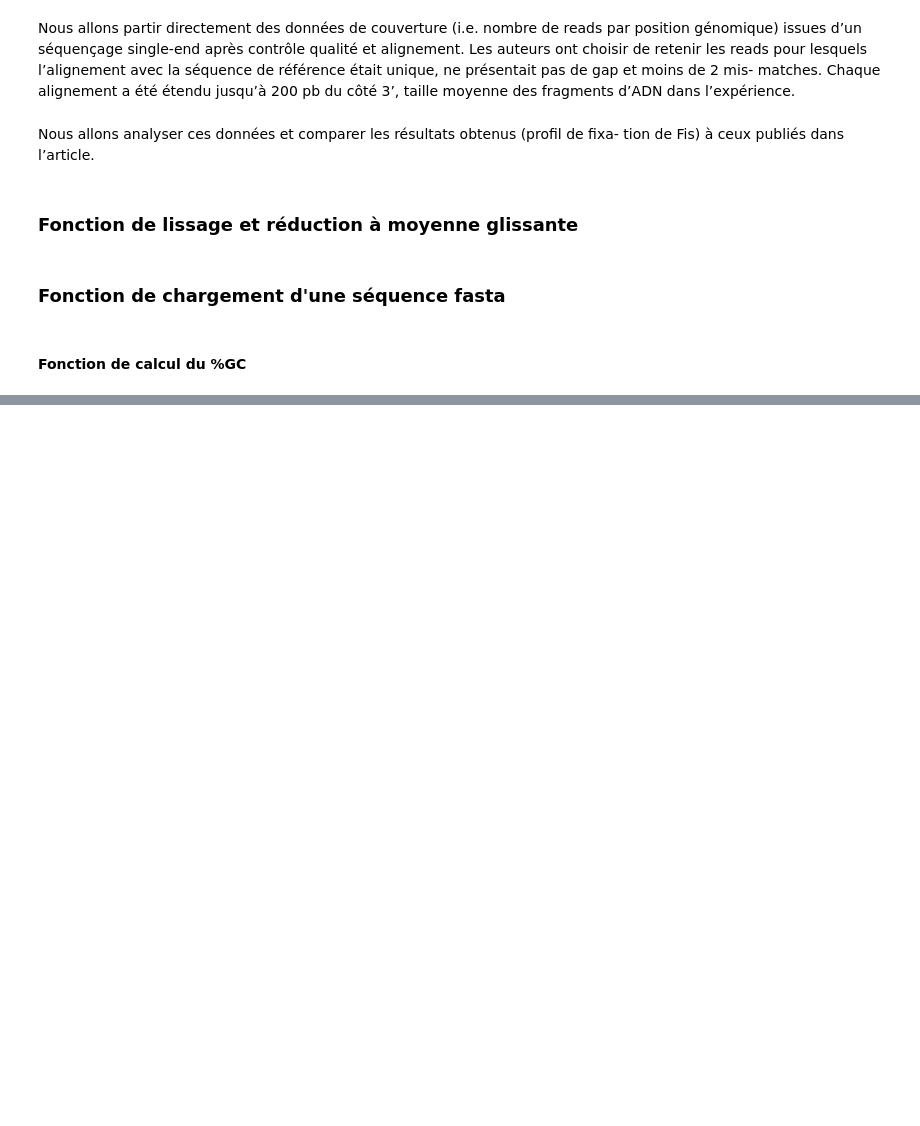
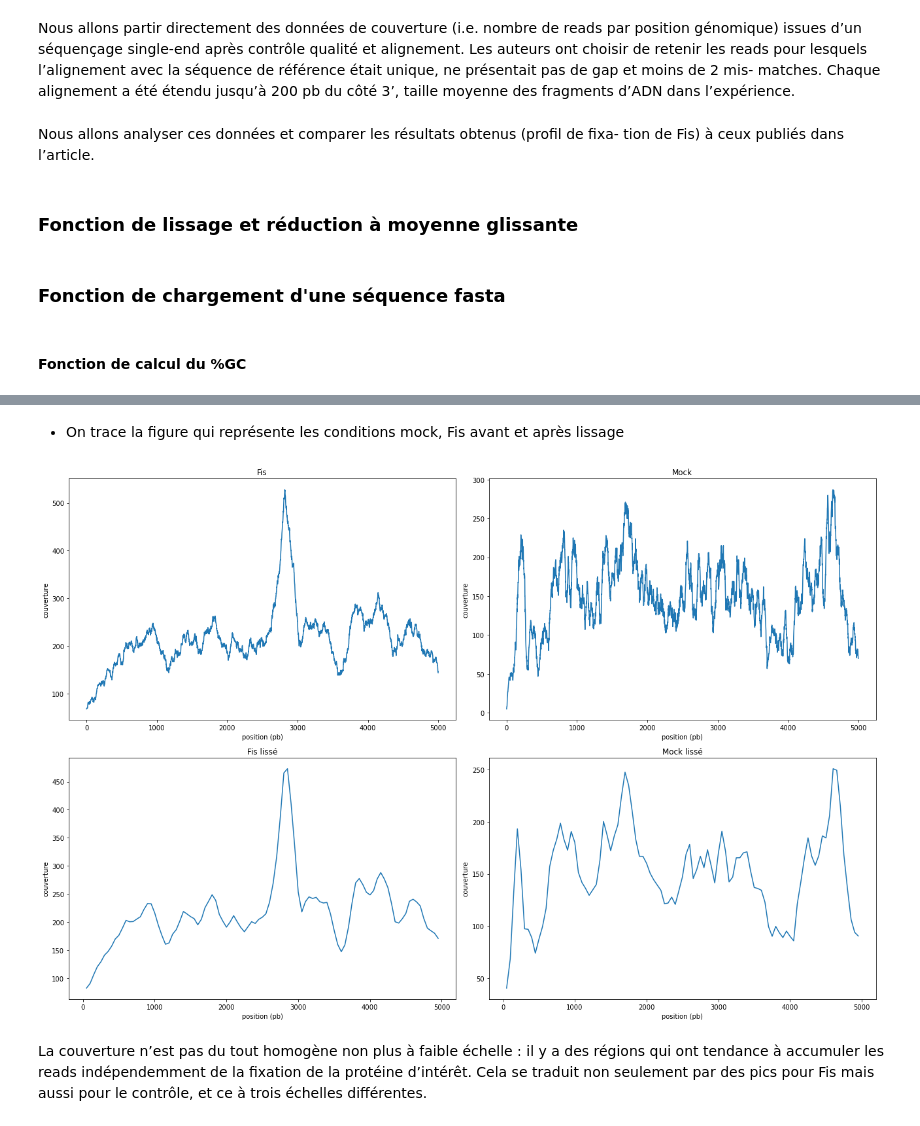
Before and after one commit to neonicoo/TP_ChIP-Seq_4BiM, a Jupyter notebook: TP_ChIP-Seq_4BiM.ipynb, the cells around one changed output, grey strips where cells are left out. Cells and saved outputs as stored; diff of their text form; code cells hidden in the pictures; blank space fills up the shorter version.

```diff
--- a/TP_ChIP-Seq_4BiM.ipynb
+++ b/TP_ChIP-Seq_4BiM.ipynb
@@ -57,0 +176,27 @@ def GC_content(seq, window=5000):
+# %%
+p = 50
+lrpos, lrcov = lissage_reduction(pos,cov, p)
+lrposmock, lrcovmock = lissage_reduction(posmock,covmock, p)
+index = 5000 - 1
+lrindex = int(index/p)
+# %% [markdown]
++ On trace la figure qui représente les conditions mock, Fis avant et après lissage
+# %%
+fig = plt.figure(1, figsize=(18, 12))
+for i,(position,couverture,title) in enumerate([(pos,cov,"Fis"),(posmock,covmock,"Mock"),
+                                                (lrpos,lrcov,"Fis lissé"),(lrposmock,lrcovmock,"Mock lissé")]) :
+    ax = fig.add_subplot(2,2,i+1)
+    if title in ['Fis','Mock'] :
+        ax.plot(position[0:index],couverture[0:index])
+    elif title in ['Fis lissé','Mock lissé'] :
+        ax.plot(position[0:lrindex],couverture[0:lrindex])
+    ax.set_title(title)
+    ax.set_xlabel("position (pb)")
+    ax.set_ylabel("couverture")
+
+plt.tight_layout()
+plt.show()
+# %% [output]
+[figure, added]
+# %% [markdown]
+La couverture n’est pas du tout homogène non plus à faible échelle : il y a des régions qui ont tendance à accumuler les reads indépendemment de la ﬁxation de la protéine d’intérêt. Cela se traduit non seulement par des pics pour Fis mais aussi pour le contrôle, et ce à trois échelles diﬀérentes.
```
Also changed, not shown: parts of 17 cells of this notebook.
